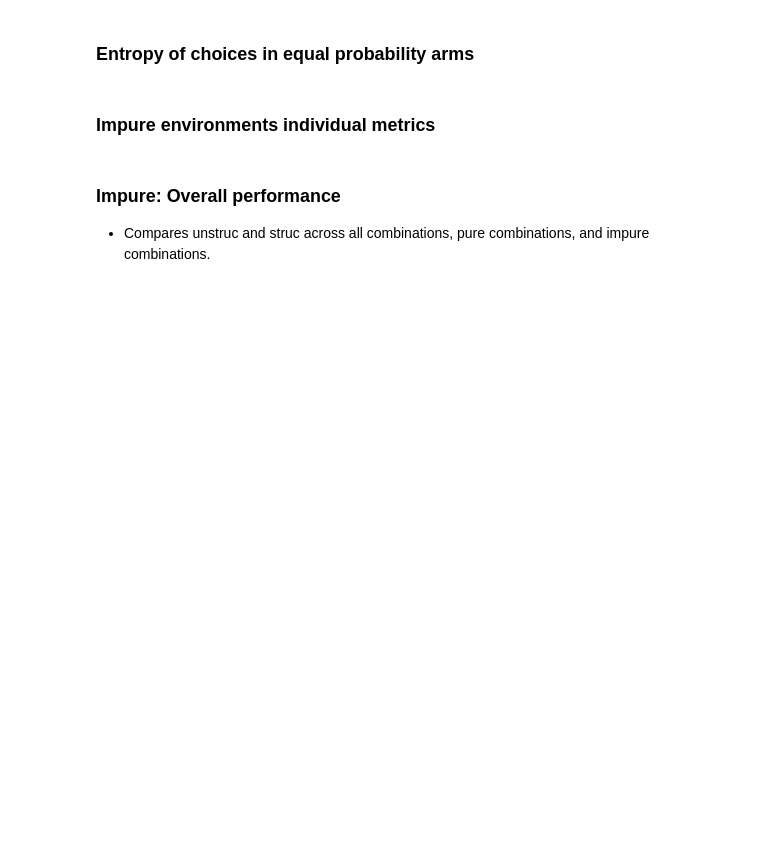
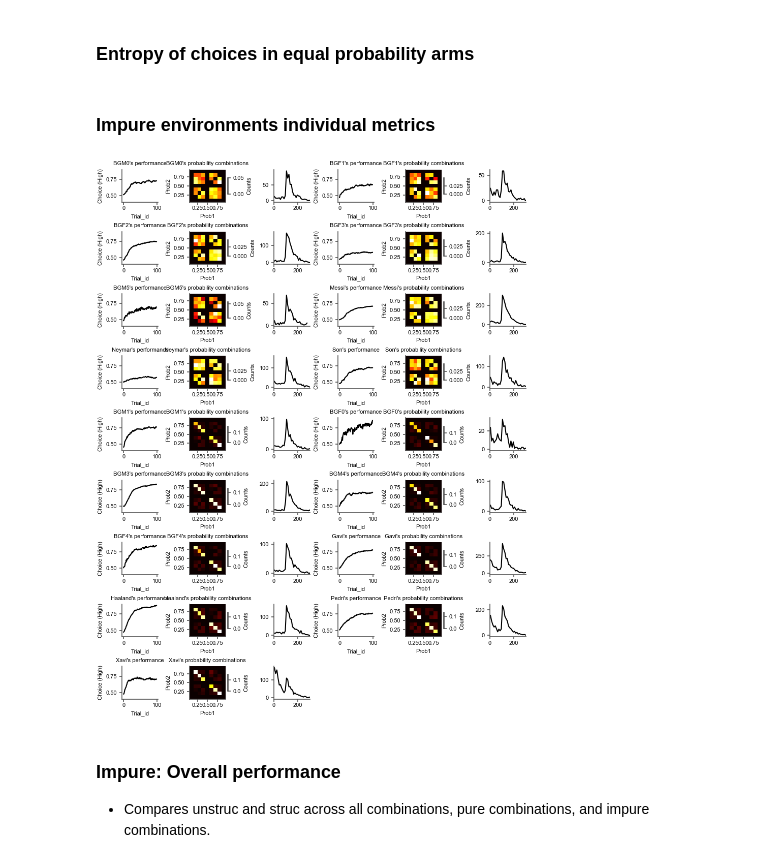
Before and after one commit to bapungiri/py_adlab_bg, a Jupyter notebook: mab_choice_performance1.ipynb, the cells around one changed output. Saved outputs shown, nothing was run; the diff lists cells and outputs as text; code cells hidden in the pictures; blank space fills up the shorter version.

```diff
--- a/mab_choice_performance1.ipynb
+++ b/mab_choice_performance1.ipynb
@@ -359,7 +359,7 @@ import numpy as np
 
 exps = mab_subjects.mostly_unstruc.allsess + mab_subjects.mostly_struc.allsess
 
-fig = plotting.Fig(8, 6)
+fig = plotting.Fig(9, 6)
 
 for i, exp in enumerate(exps):
 
@@ -385,33 +385,35 @@ for i, exp in enumerate(exps):
     # task.plot_trial_by_trial(ax=ax)
     ax.set_ylim(0.4, 0.9)
     ax.set_xlabel("Trial_id")
     ax.set_ylabel("Choice (High)")
     ax.set_title(f"{exp.sub_name}'s performance")
 
     ax2 = fig.subplot(fig.gs[3 * i + 1])
     cplot = ax2.pcolormesh(
         xedges,
         yedges,
         H.T,
         cmap="hot",
         vmin=0,
         # vmax=14,
         shading="auto",
     )
     cb = plt.colorbar(cplot, ax=ax2, shrink=0.5)
     # ax2.imshow(prob_mat)
     ax2.set_xlabel("Prob1")
     ax2.set_ylabel("Prob2")
     ax2.set_title(f"{exp.sub_name}'s probability combinations")
     # ax2.set_xticks([0.2, 0.3, 0.4, 0.6, 0.7, 0.8])
     # ax2.set_yticks([0.2, 0.3, 0.4, 0.6, 0.7, 0.8])
     cb.set_label("Counts")
 
     ax3 = fig.subplot(fig.gs[3 * i + 2])
     h, bins = task.get_trials_hist()
 
     ax3.plot(bins, h, color="k")
     ax3.set_xlim(0, 300)
+# %% [output]
+[figure, added]
 # %% [markdown]
 ###  Impure: Overall performance
 - Compares unstruc and struc across all combinations, pure combinations, and impure combinations.
```
Also changed, not shown: parts of 2 cells of this notebook, 3 other files.
